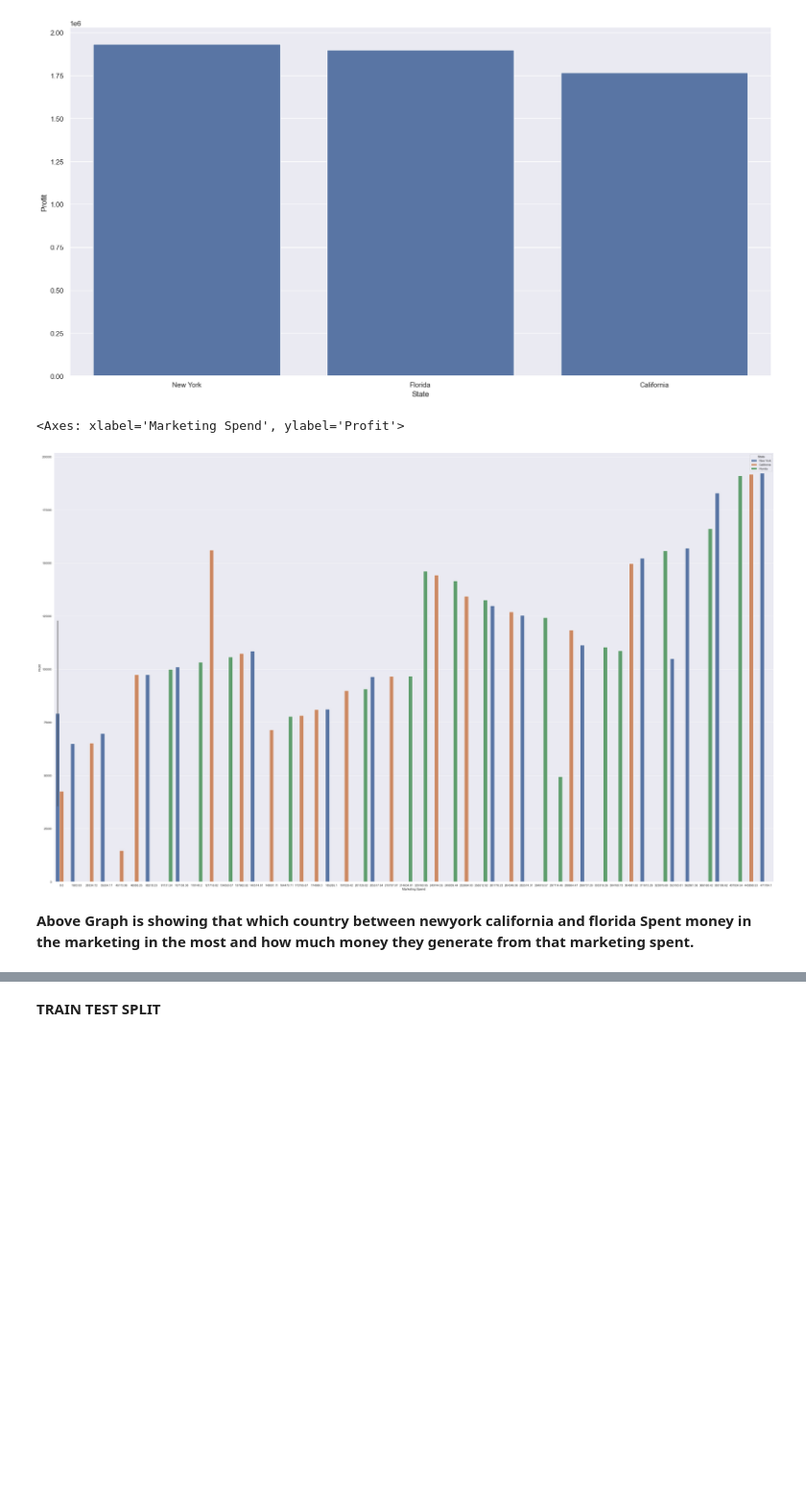
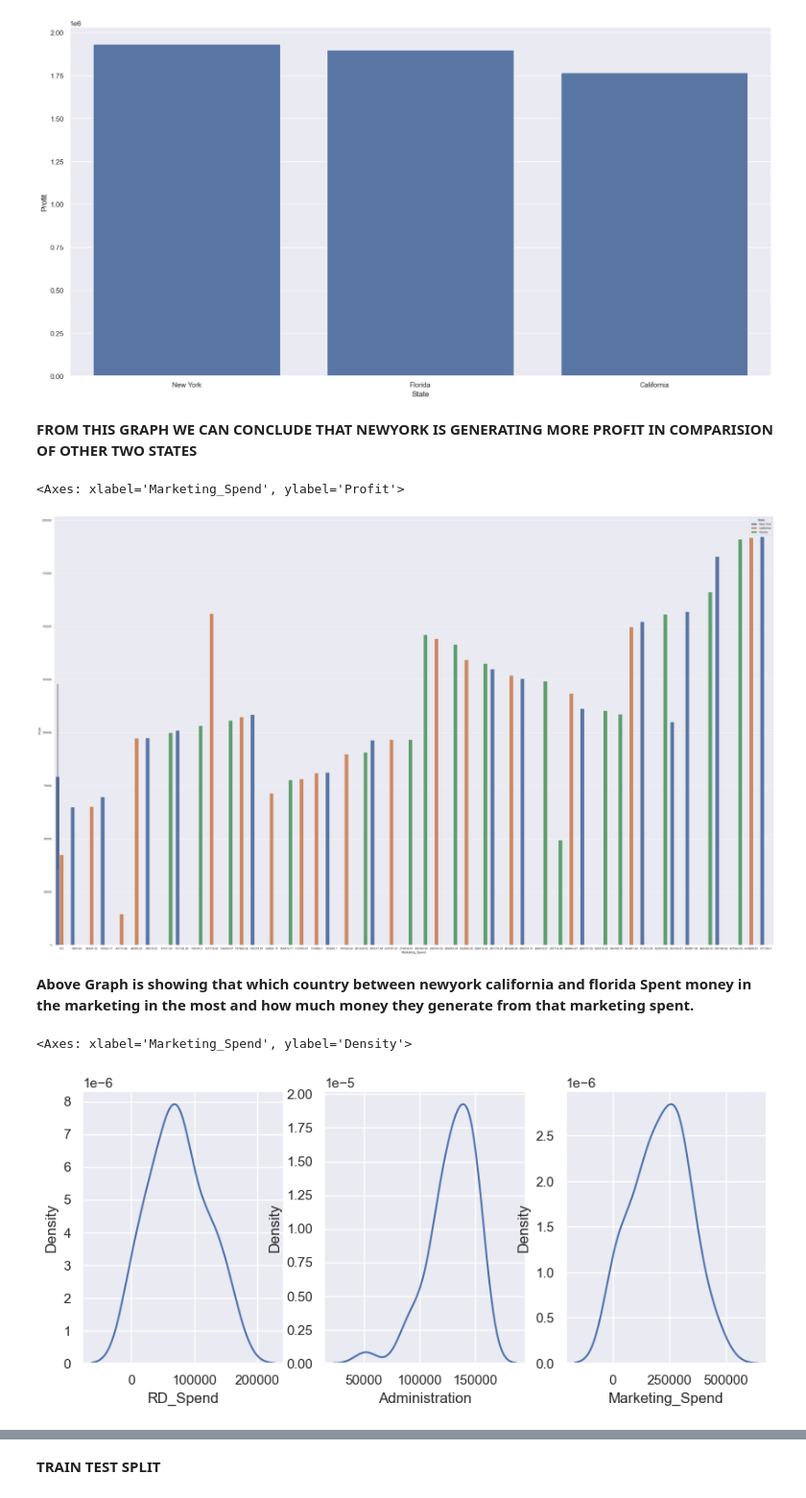
Before and after one commit to Prakharsingh-akgec/MLCOE-task2, a Jupyter notebook: Regression.ipynb, the cells around one changed output, grey strips where cells are left out. Shown: that part at 96% size. Drawn from its saved outputs; the diff is of its cells as text; code cells hidden in the pictures; blank space fills up the shorter version.

```diff
--- a/Regression.ipynb
+++ b/Regression.ipynb
@@ -44,0 +45,3 @@ df.head()
+# %%
+df=df.interpolate()
+df
@@ -68,0 +112,4 @@ df.info
+# %%
+df.rename(columns={"Marketing Spend": "Marketing_Spend"},inplace = True)
+df.rename(columns={"R&D Spend": "RD_Spend"},inplace = True)
+df
@@ -87,3 +142,0 @@ dtype: int64
-# %%
-df['R&D Spend'] = df['R&D Spend'].fillna(df['R&D Spend'].mode()[0])
-df['Administration'] = df['Administration'].fillna(df['Administration'].mode()[0])
@@ -114,11 +180,28 @@ sns.barplot(x = 'State' , y ='Profit' ,data=profit_state)
 # %% [output]
 <Axes: xlabel='State', ylabel='Profit'>
 [figure]
+# %% [markdown]
+**FROM THIS GRAPH WE CAN CONCLUDE THAT NEWYORK IS GENERATING MORE PROFIT IN COMPARISION OF OTHER TWO STATES**
 # %%
 sns.set(rc={'figure.figsize':(50,30)})
-sns.barplot(data=df, x= 'Marketing Spend' , y='Profit' , hue = 'State')
+
+sns.barplot(data=df, x= 'Marketing_Spend' , y='Profit' , hue = 'State')
 # %% [output]
-<Axes: xlabel='Marketing Spend', ylabel='Profit'>
+<Axes: xlabel='Marketing_Spend', ylabel='Profit'>
 [figure]
 # %% [markdown]
 **Above Graph is showing that which country between newyork california and florida Spent money in the marketing in the most and how much money they generate from that marketing spent.**
+# %%
+fig, axes = plt.subplots(1,3, figsize = (10,4))
+
+
+sns.set_style('darkgrid')
+sns.kdeplot(x = 'RD_Spend', data = df , ax=axes[0])
+
+
+sns.kdeplot(x = 'Administration', data = df , ax=axes[1])
+
+sns.kdeplot(x = 'Marketing_Spend', data = df , ax=axes[2])
+# %% [output]
+<Axes: xlabel='Marketing_Spend', ylabel='Density'>
+[figure, added]
```
Also changed, not shown: parts of 35 cells of this notebook.
